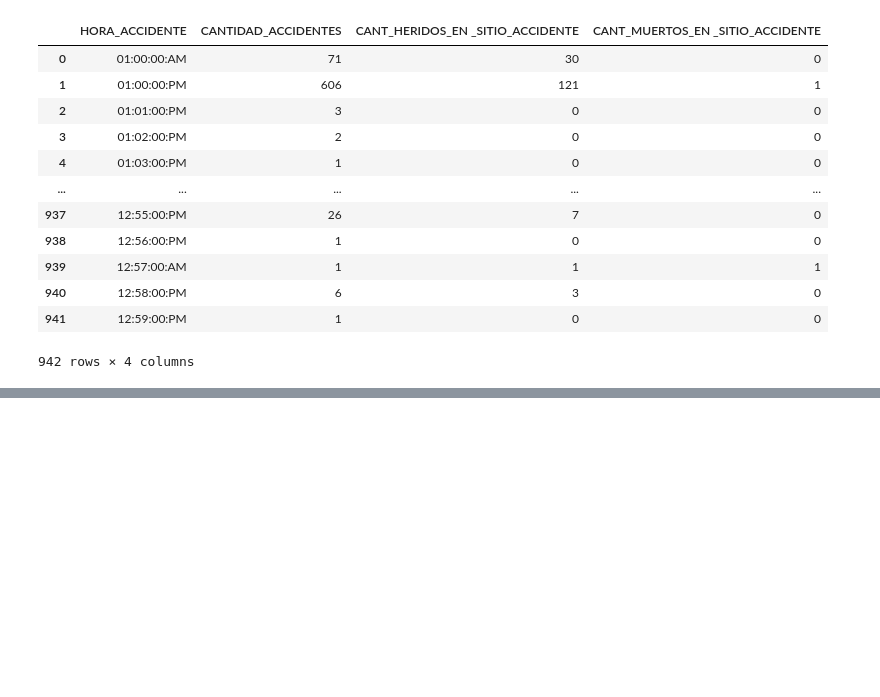
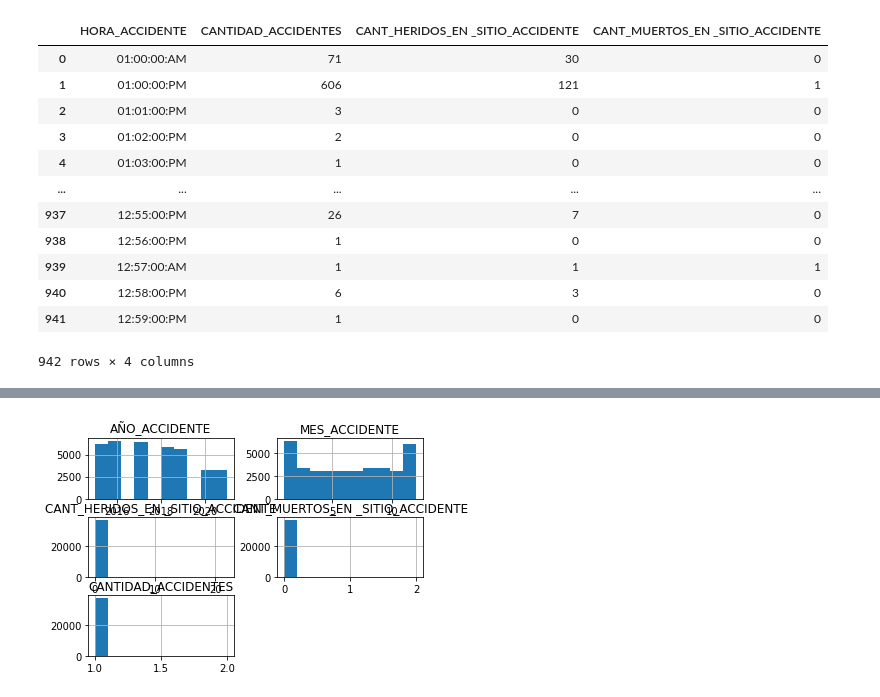
Before and after one commit to CodiPop/Accidentalidad-vehicular-Barranquilla-Machine-Learning, a Jupyter notebook: Trabajo.ipynb, the cells around one changed output, grey strips where cells are left out. Drawn from its saved outputs; the diff is of its cells as text; code cells hidden in the pictures; blank space fills up the shorter version.

```diff
--- a/Trabajo.ipynb
+++ b/Trabajo.ipynb
@@ -111,0 +123,5 @@ fig.show()
+# %%
+df.hist()
+pyplot.show()
+# %% [output]
+[figure, added]
```
Also changed, not shown: parts of 4 cells of this notebook.
